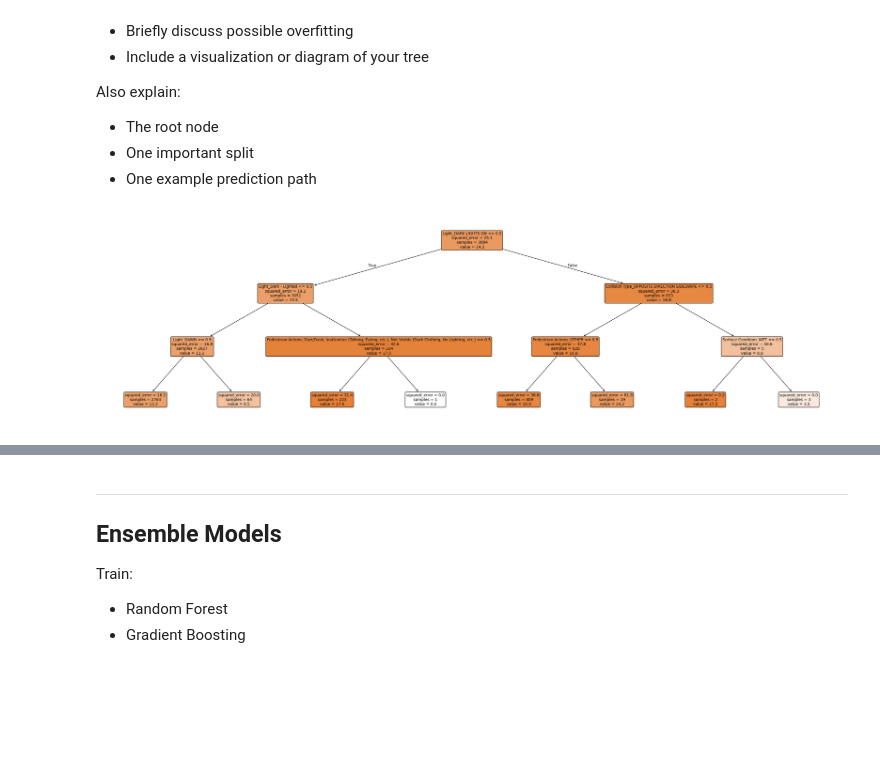
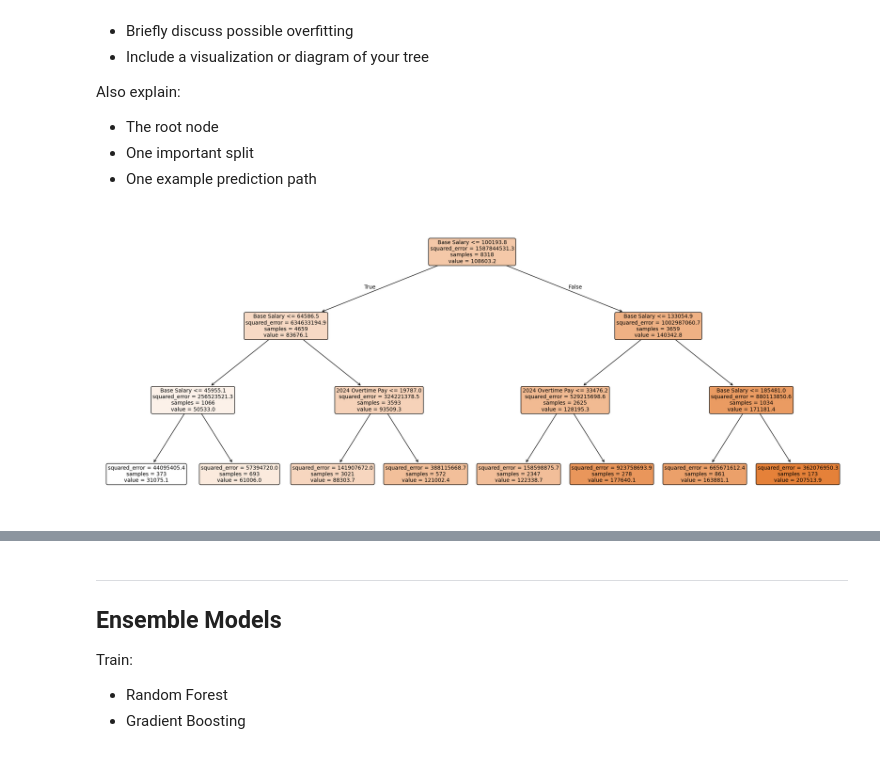
Before and after one commit to Nikolai-N484/Data201_NikolaiN, a Jupyter notebook: Project3/Nikolai_Navarro_Project3_Week14.ipynb, the cells around one changed output, grey strips where cells are left out. Saved outputs shown, nothing was run; the diff lists cells and outputs as text; code cells hidden in the pictures; blank space fills up the shorter version.

```diff
--- a/Project3/Nikolai_Navarro_Project3_Week14.ipynb
+++ b/Project3/Nikolai_Navarro_Project3_Week14.ipynb
@@ -48,7 +48,7 @@ from sklearn.metrics import mean_squared_error, r2_score
 from sklearn.tree import DecisionTreeRegressor, plot_tree
 from sklearn.ensemble import RandomForestRegressor, GradientBoostingRegressor
 
-df = pd.read_csv("https://raw.githubusercontent.com/Nikolai-N484/Data201_NikolaiN/refs/heads/main/Crash_Reporting_-_Non-Motorists_Data_20260329.csv")
+df = pd.read_csv("https://raw.githubusercontent.com/Nikolai-N484/Data201_NikolaiN/refs/heads/main/Employee_Salaries_-_2024_20260512.csv")
 
 df.head()
 # %% [output]
@@ -99,8 +76,0 @@ print(shape)
-# %%
-df["Crash_Month"] = pd.to_datetime(df["Crash Date/Time"]).dt.month
-df["Crash_Day"] = pd.to_datetime(df["Crash Date/Time"]).dt.day
-df["Crash_Year"] = pd.to_datetime(df["Crash Date/Time"]).dt.year
-df["Crash_Time"] = pd.to_datetime(df["Crash Date/Time"]).dt.time
-df["Crash_Hour"] = pd.to_datetime(df["Crash Date/Time"]).dt.hour
-
-df.head()
@@ -115,7 +97,9 @@ df.head()
 # %%
-predictor_cols = ["Pedestrian Actions", "Weather", "Light", "Surface Condition", "Collision Type"]
+predictor_cols = ["Department", "Division", "Gender", "Base Salary", "2024 Overtime Pay", "2024 Longevity Pay"]
 
-df = df.dropna(subset = ["Crash_Hour"] + predictor_cols)
+#Dropping rows with NA's if any
+df = df.dropna(subset = ["Total Salary"] + predictor_cols)
+
 shape2 = df.shape
 print(shape2)
 
@@ -144,10 +122,21 @@ After cleaning the data set to remove any NA's for the variables I plan to use a
 # %%
-X = df[predictor_cols]
-y = df["Crash_Hour"]
+y = df["Total Salary"]
 
-X_encoded = pd.get_dummies(X, columns = predictor_cols, drop_first=True)
+# Separate categorical and numerical predictor columns
+categorical_cols = ["Department", "Division", "Gender"]
+numerical_cols = ["Base Salary", "2024 Overtime Pay", "2024 Longevity Pay"]
 
-X_train, X_test, y_train, y_test = train_test_split(X_encoded, y, test_size = 0.2, random_state = 42)
+# Create X by selecting the columns that will be used for modeling
+X = df[categorical_cols + numerical_cols]
+
+# Apply one-hot encoding to categorical features
+X_encoded = pd.get_dummies(X, columns = categorical_cols, drop_first=True)
+
+# Ensure all columns are numeric after encoding
+X_encoded = X_encoded.apply(pd.to_numeric, errors='coerce')
+
+# Split the preprocessed data into training and testing sets
+X_train, X_test, y_train, y_test = train_test_split(X_encoded, y, test_size=0.2, random_state=42)
 
 print(f"Features shape: {X_encoded.shape}")
 print(f"Target rows: {len(y)}")
@@ -210,12 +195,12 @@ Also explain:
 - One important split
 - One example prediction path
 # %%
-dt_model1 = DecisionTreeRegressor(max_depth = 3, random_state = 42)
+tree_small = DecisionTreeRegressor(max_depth = 3, random_state = 42)
 
-dt_model1.fit(X_train, y_train)
+tree_small.fit(X_train, y_train)
 
-plt.figure(figsize = (35, 10))
-plot_tree(dt_model1, filled = True, feature_names = list(X_train.columns), max_depth = 3, rounded = True, fontsize = 10, precision = 1)
+plt.figure(figsize = (25, 10))
+plot_tree(tree_small, filled = True, feature_names = list(X_train.columns), max_depth = 3, rounded = True, fontsize = 10, precision = 1)
 plt.show()
 # %% [output]
-[figure, old version]
+[figure, new version]
```
Also changed, not shown: parts of 24 cells of this notebook.
